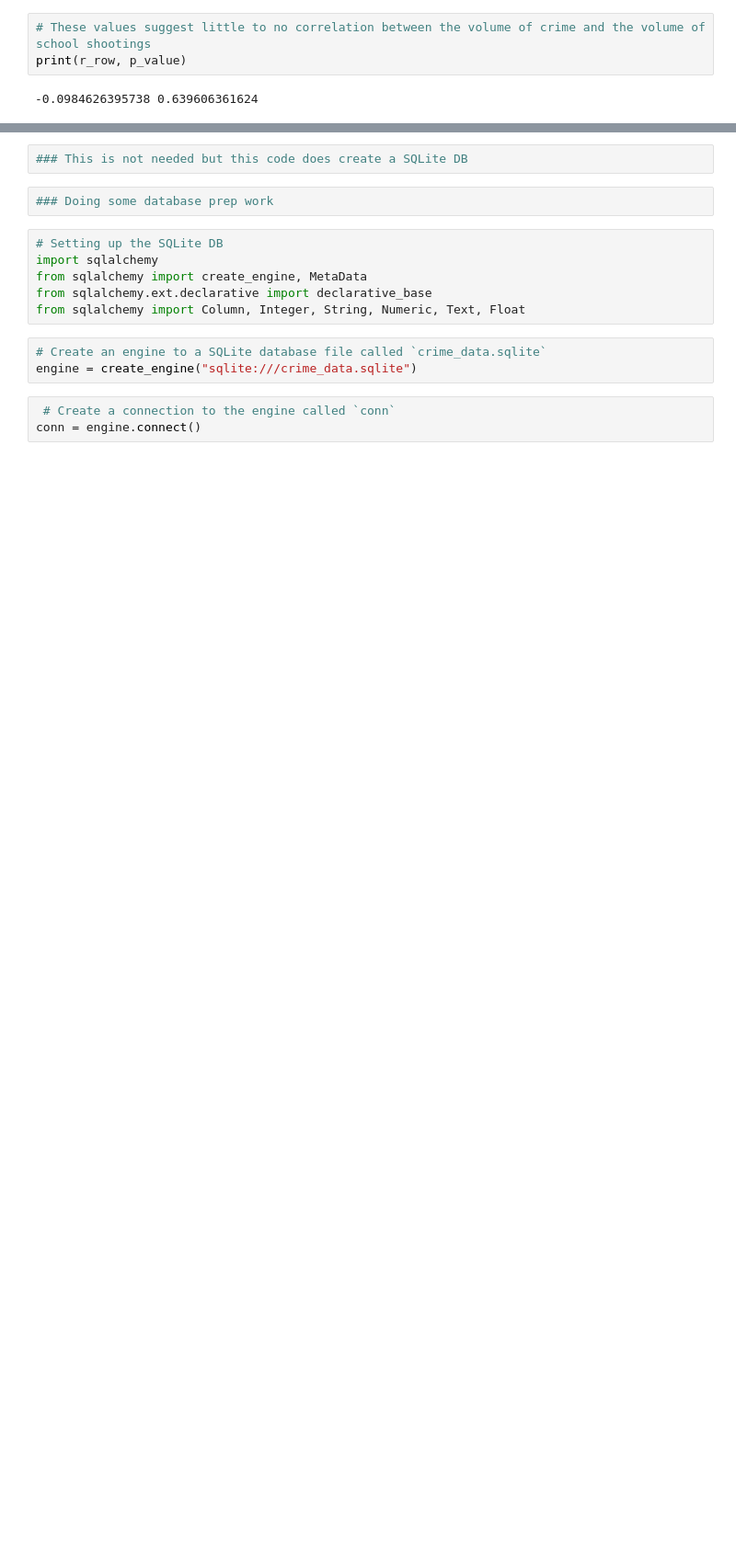
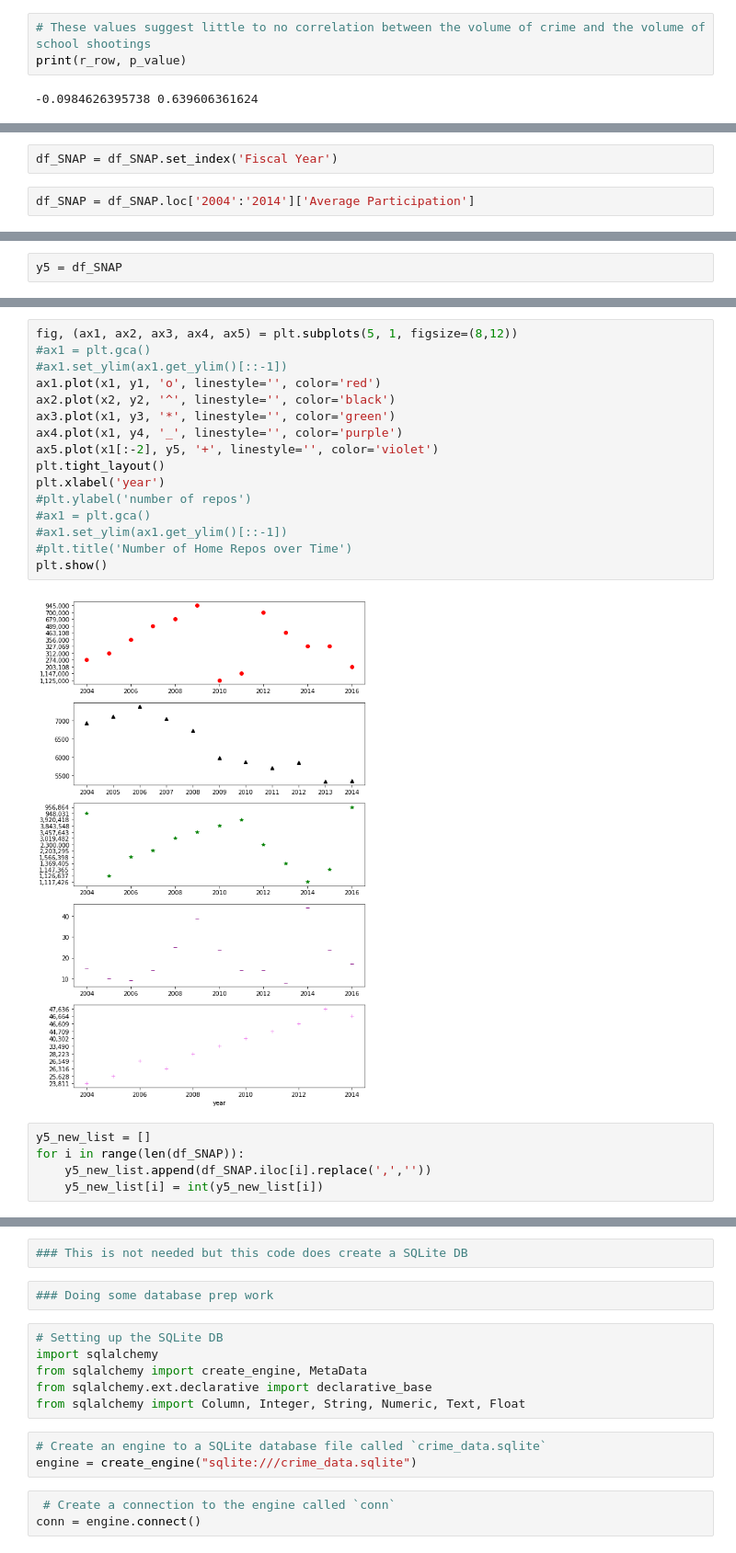
Before and after one commit to thenups/project2-crimemapping, a Jupyter notebook: jam_working/violent_crime_exploration.ipynb, the cells around one changed output, grey strips where cells are left out. Shown at 92% size. Cells and saved outputs as stored; diff of their text form; blank space fills up the shorter version.

```diff
--- a/jam_working/violent_crime_exploration.ipynb
+++ b/jam_working/violent_crime_exploration.ipynb
@@ -605,0 +713,4 @@ print(r_row, p_value)
+# %%
+df_SNAP = df_SNAP.set_index('Fiscal Year')
+# %%
+df_SNAP = df_SNAP.loc['2004':'2014']['Average Participation']
@@ -605,0 +733,2 @@ print(r_row, p_value)
+# %%
+y5 = df_SNAP
@@ -605,0 +738,23 @@ print(r_row, p_value)
+# %%
+fig, (ax1, ax2, ax3, ax4, ax5) = plt.subplots(5, 1, figsize=(8,12))
+#ax1 = plt.gca()
+#ax1.set_ylim(ax1.get_ylim()[::-1])
+ax1.plot(x1, y1, 'o', linestyle='', color='red')
+ax2.plot(x2, y2, '^', linestyle='', color='black')
+ax3.plot(x1, y3, '*', linestyle='', color='green')
+ax4.plot(x1, y4, '_', linestyle='', color='purple')
+ax5.plot(x1[:-2], y5, '+', linestyle='', color='violet')
+plt.tight_layout()
+plt.xlabel('year')
+#plt.ylabel('number of repos')
+#ax1 = plt.gca()
+#ax1.set_ylim(ax1.get_ylim()[::-1])
+#plt.title('Number of Home Repos over Time')
+plt.show()
+# %% [output]
+[figure, added]
+# %%
+y5_new_list = []
+for i in range(len(df_SNAP)):
+    y5_new_list.append(df_SNAP.iloc[i].replace(',',''))
+    y5_new_list[i] = int(y5_new_list[i])
```
Also changed, not shown: parts of 36 cells of this notebook, 2 other files.
